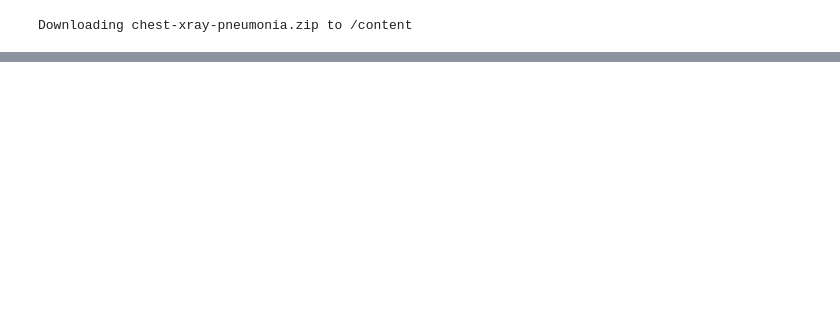
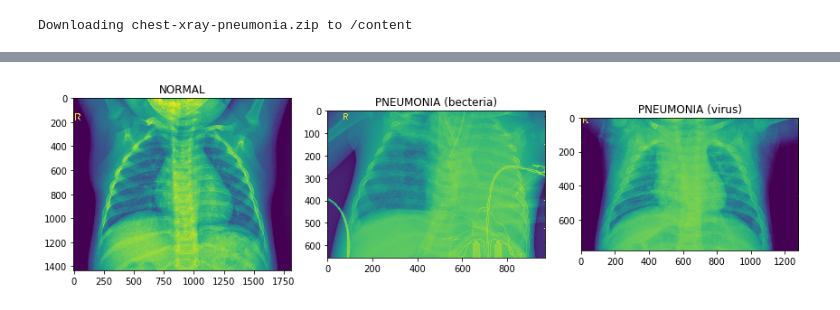
Before and after one commit to mindfist/ml-jupyter-notebook, a Jupyter notebook: Pneumonia_Detection_using_Chest_X_Ray_Images_with_Deep_Learning.ipynb, the cells around one changed output, grey strips where cells are left out. Cells and saved outputs as stored; diff of their text form; code cells hidden in the pictures; blank space fills up the shorter version.

```diff
--- a/Pneumonia_Detection_using_Chest_X_Ray_Images_with_Deep_Learning.ipynb
+++ b/Pneumonia_Detection_using_Chest_X_Ray_Images_with_Deep_Learning.ipynb
@@ -73,0 +54,26 @@ KeyboardInterrupt: ignored
+# %%
+filepath = '/content/chest_xray/'
+
+train_dir = filepath + 'train/'
+validation_dir = filepath + 'val/'
+test_dir = filepath + 'test/'
+# %%
+# Normal
+img_normal = mpimg.imread(train_dir + 'NORMAL/IM-0119-0001.jpeg')
+# Bacterial
+imp_penumonia_bacteria = plt.imread(train_dir + 'PNEUMONIA/person1016_bacteria_2947.jpeg')
+# virus
+imp_penumonia_virus = plt.imread(train_dir + 'PNEUMONIA/person1018_virus_1706.jpeg')
+
+# Plot configuration
+plt.figure(figsize=(12,5))
+plt.subplot(1,3,1).set_title('NORMAL')
+plt.imshow(img_normal)
+plt.subplot(1,3,2).set_title('PNEUMONIA (becteria)')
+plt.imshow(imp_penumonia_bacteria)
+plt.subplot(1,3,3).set_title('PNEUMONIA (virus)')
+plt.imshow(imp_penumonia_virus)
+
+plt.tight_layout()
+# %% [output]
+[figure, added]
```
Also changed, not shown: parts of 11 cells of this notebook.
